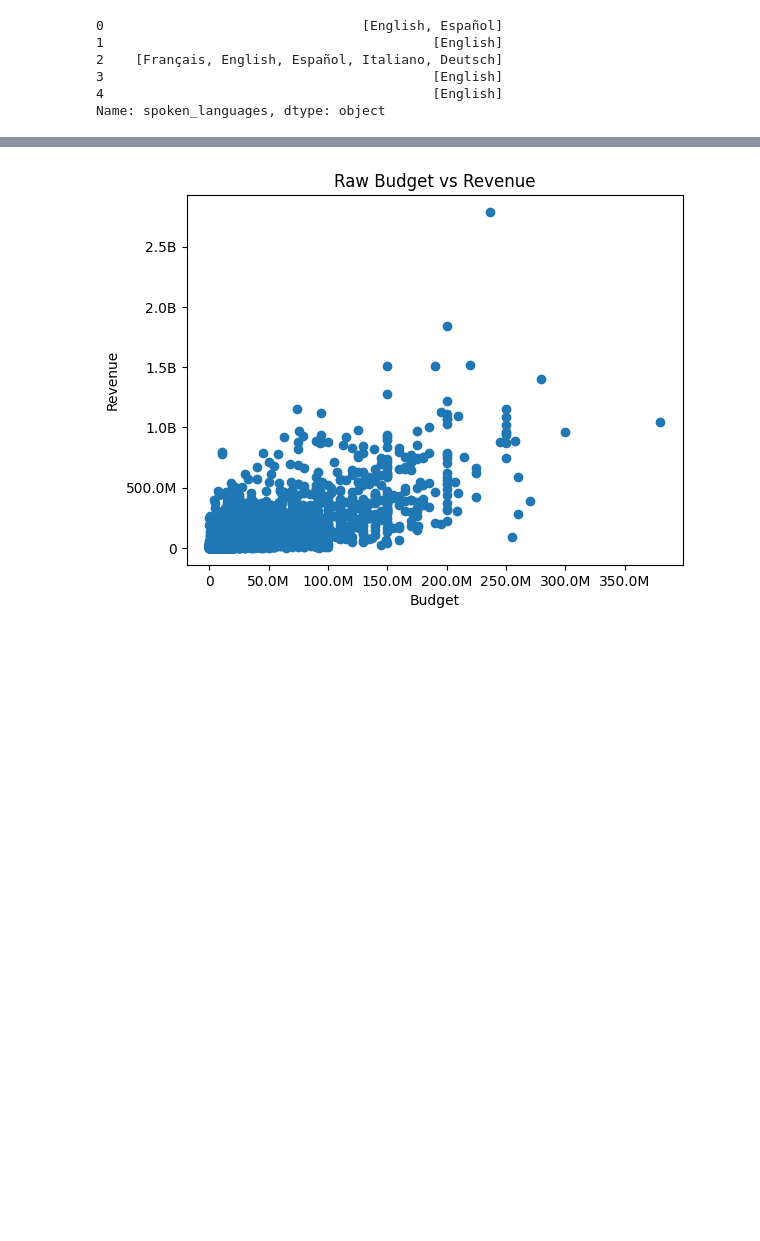
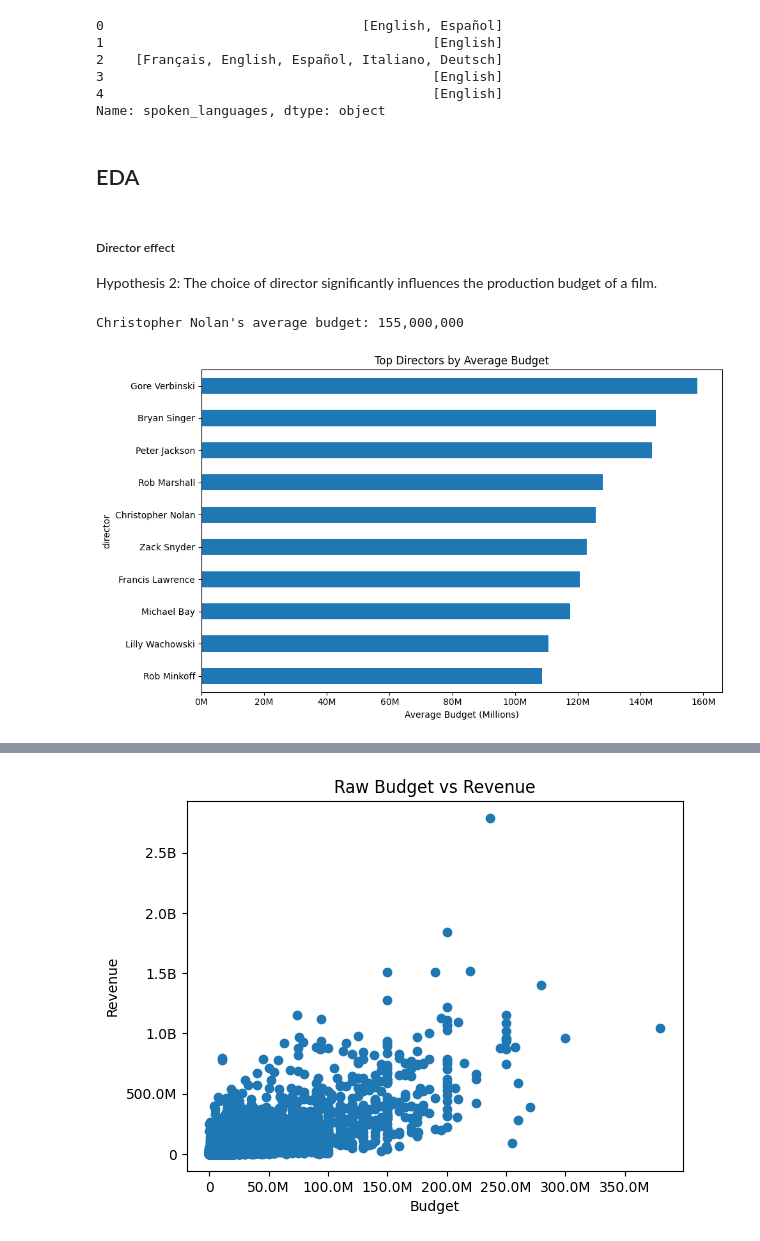
Before and after one commit to franciscandradegit/New-Block-Buster, a Jupyter notebook: notebooks/movies_francisca.ipynb, the cells around one changed output, grey strips where cells are left out. Saved outputs shown, nothing was run; the diff lists cells and outputs as text; code cells hidden in the pictures; blank space fills up the shorter version.

```diff
--- a/notebooks/movies_francisca.ipynb
+++ b/notebooks/movies_francisca.ipynb
@@ -125,0 +128,39 @@ df.to_csv("../data/clean/df_movies_francisca.csv", index=False)
+# %% [markdown]
+## EDA
+# %% [markdown]
+##### Director effect
+Hypothesis 2: The choice of director significantly influences the production budget of a film.
+# %%
+nolan_median = df[df['director'] == 'Christopher Nolan']['budget'].median()
+print(f"Christopher Nolan's average budget: {nolan_mean:,.0f}")
+# %% [output]
+Christopher Nolan's average budget: 155,000,000
+# %%
+# Count number of movies per director
+director_counts = df['director'].value_counts()
+
+# Keep directors with at least 5 movies
+top_directors = director_counts[director_counts >= 5].index
+
+# Filter dataset
+df_filtered = df[df['director'].isin(top_directors)]
+
+director_budget = (
+    df_filtered
+    .groupby('director')['budget']
+    .mean()
+    .sort_values(ascending=False)
+    .head(10)
+)
+
+ax = director_budget.sort_values().plot(kind='barh', figsize=(10,6))
+
+ax.xaxis.set_major_formatter(ticker.FuncFormatter(lambda x, _: f'{x/1e6:.0f}M'))
+
+plt.xlabel('Average Budget (Millions)')
+plt.title('Top Directors by Average Budget')
+
+plt.tight_layout()
+plt.show()
+# %% [output]
+[figure, added]
```
Also changed, not shown: parts of 29 cells of this notebook, 4 other files.
